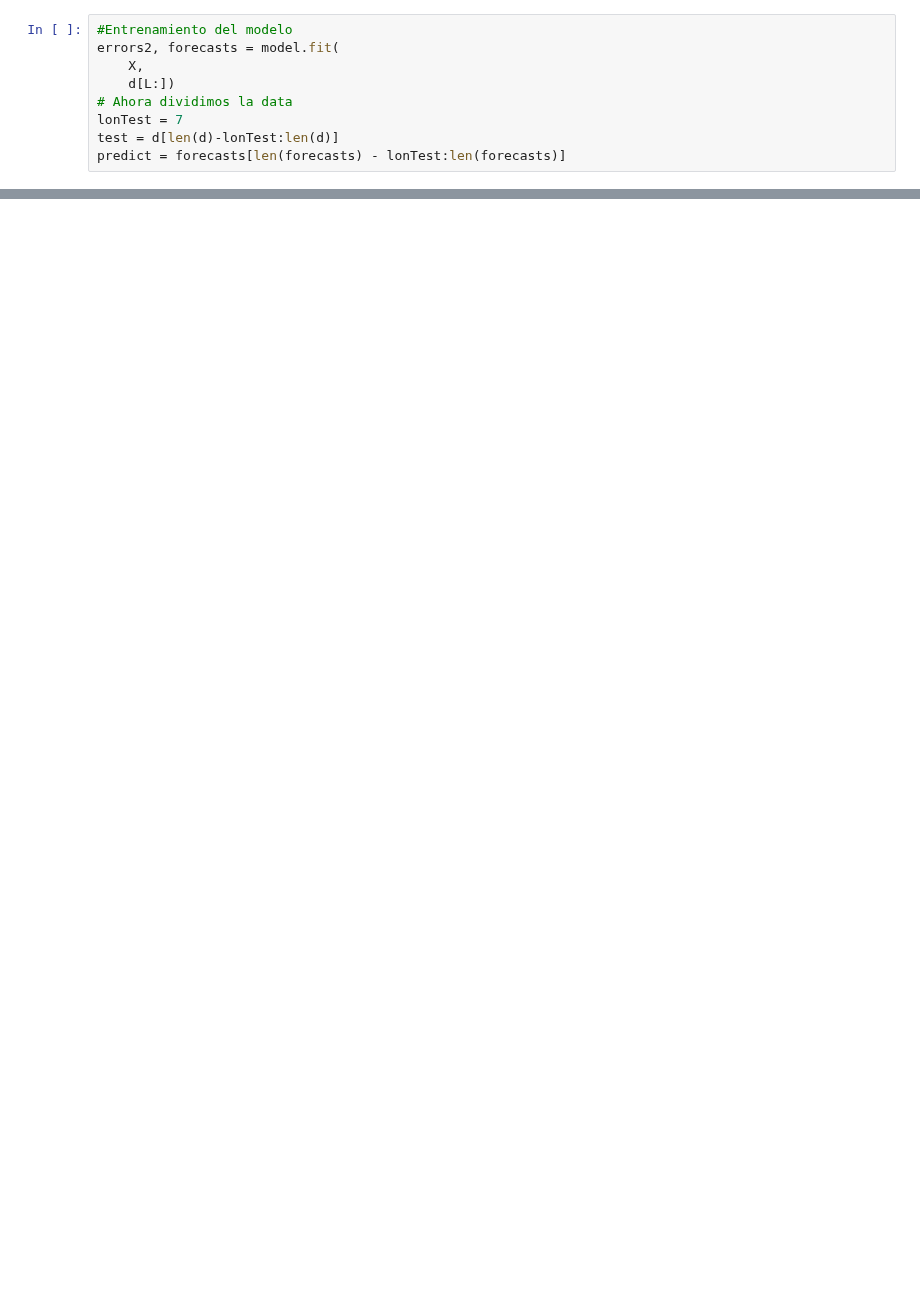
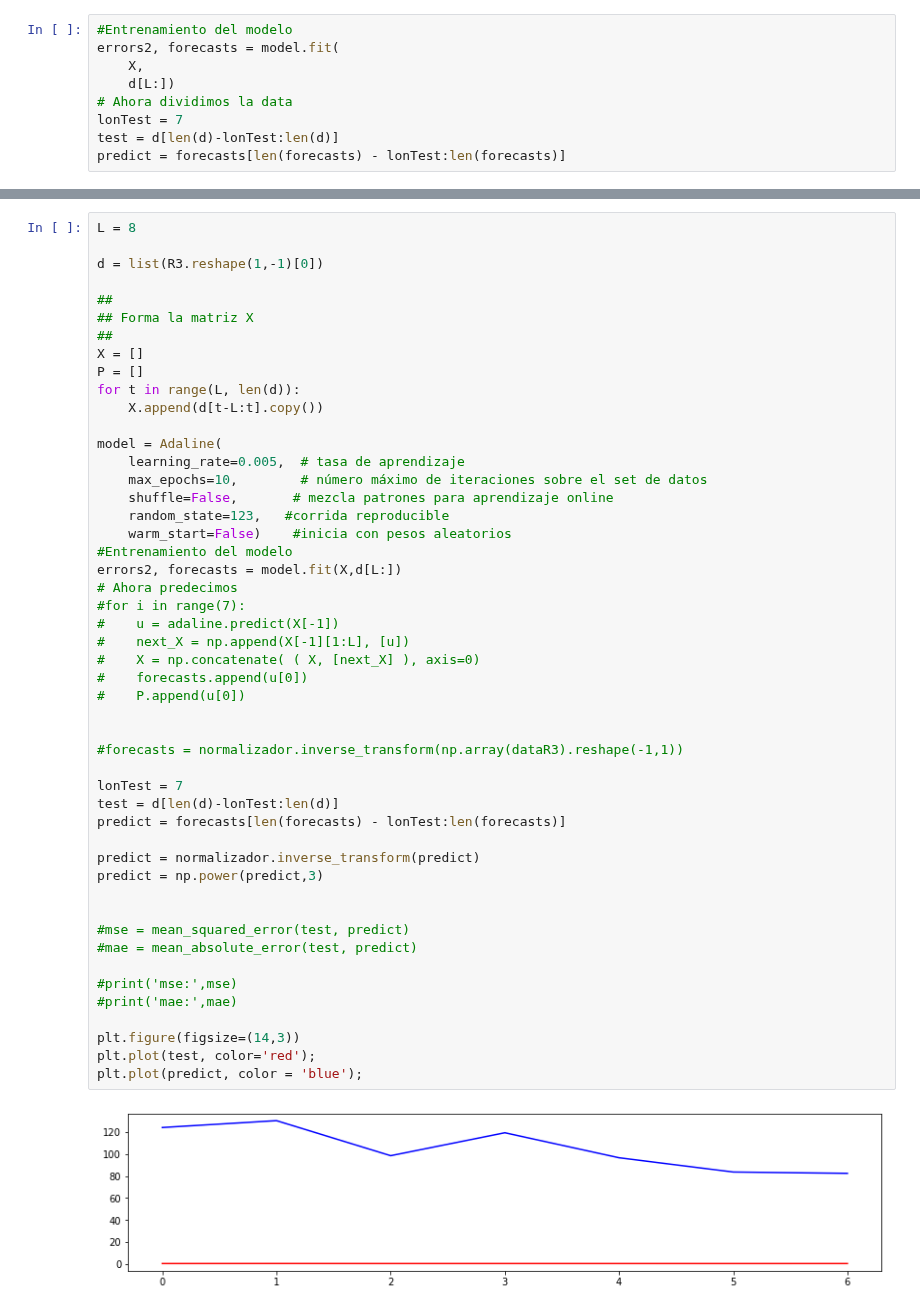
Before and after one commit to ANN-2019-2/evaluacion-ascontrerash, a Jupyter notebook: 01-precios.ipynb, the cells around one changed output, grey strips where cells are left out. Drawn from its saved outputs; the diff is of its cells as text; blank space fills up the shorter version.

```diff
--- a/01-precios.ipynb
+++ b/01-precios.ipynb
@@ -282,0 +399,51 @@ mae: 0.02433170850975987
+# %%
+L = 8
+
+d = list(R3.reshape(1,-1)[0])
+
+##
+## Forma la matriz X
+##
+X = []
+P = []
+for t in range(L, len(d)):
+    X.append(d[t-L:t].copy())
+
+model = Adaline(
+    learning_rate=0.005,  # tasa de aprendizaje
+    max_epochs=10,        # número máximo de iteraciones sobre el set de datos
+    shuffle=False,       # mezcla patrones para aprendizaje online
+    random_state=123,   #corrida reproducible
+    warm_start=False)    #inicia con pesos aleatorios
+#Entrenamiento del modelo
+errors2, forecasts = model.fit(X,d[L:])
+# Ahora predecimos
+#for i in range(7):
+#    u = adaline.predict(X[-1])
+#    next_X = np.append(X[-1][1:L], [u])
+#    X = np.concatenate( ( X, [next_X] ), axis=0)
+#    forecasts.append(u[0])
+#    P.append(u[0])
+
+
+#forecasts = normalizador.inverse_transform(np.array(dataR3).reshape(-1,1))
+
+lonTest = 7
+test = d[len(d)-lonTest:len(d)]
+predict = forecasts[len(forecasts) - lonTest:len(forecasts)]
+
+predict = normalizador.inverse_transform(predict)
+predict = np.power(predict,3)
+
+
+#mse = mean_squared_error(test, predict)
+#mae = mean_absolute_error(test, predict)
+
+#print('mse:',mse)
+#print('mae:',mae)
+
+plt.figure(figsize=(14,3))
+plt.plot(test, color='red');
+plt.plot(predict, color = 'blue');
+# %% [output]
+[figure, added]
```
Also changed, not shown: parts of 13 cells of this notebook, 1 other file.
